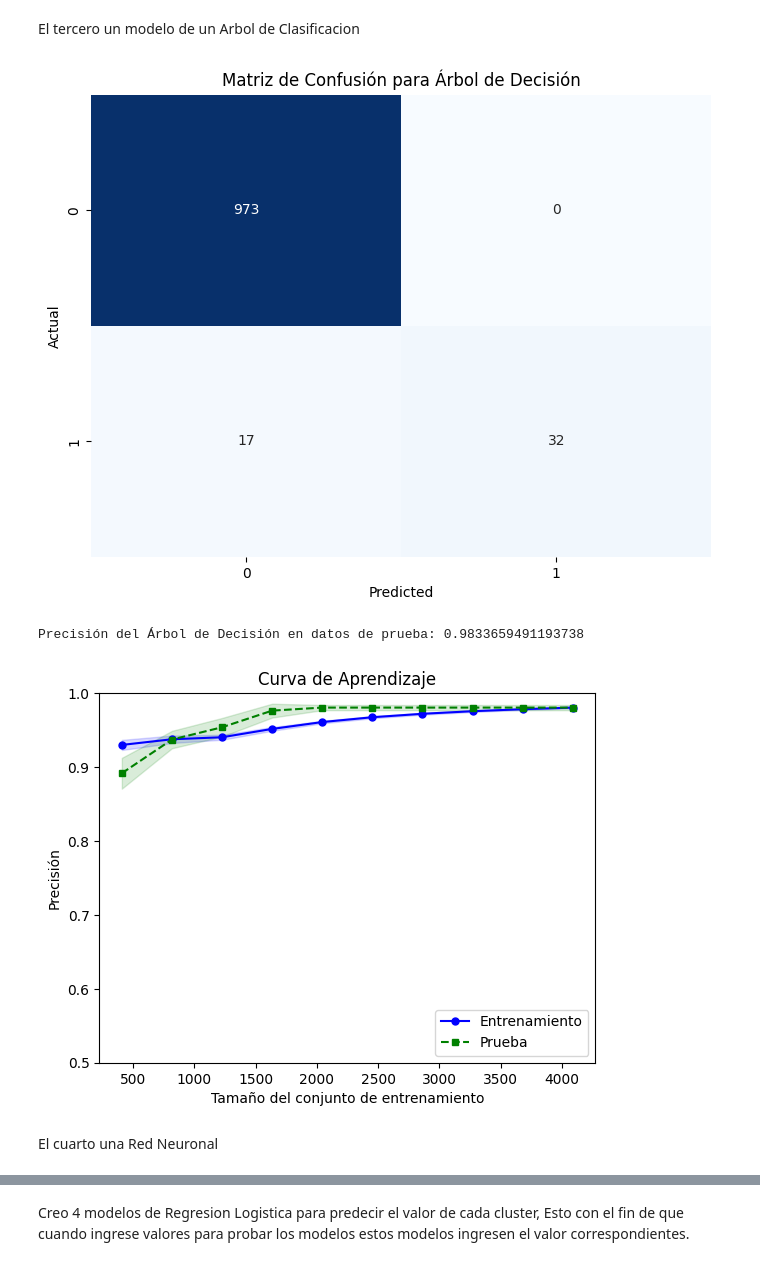
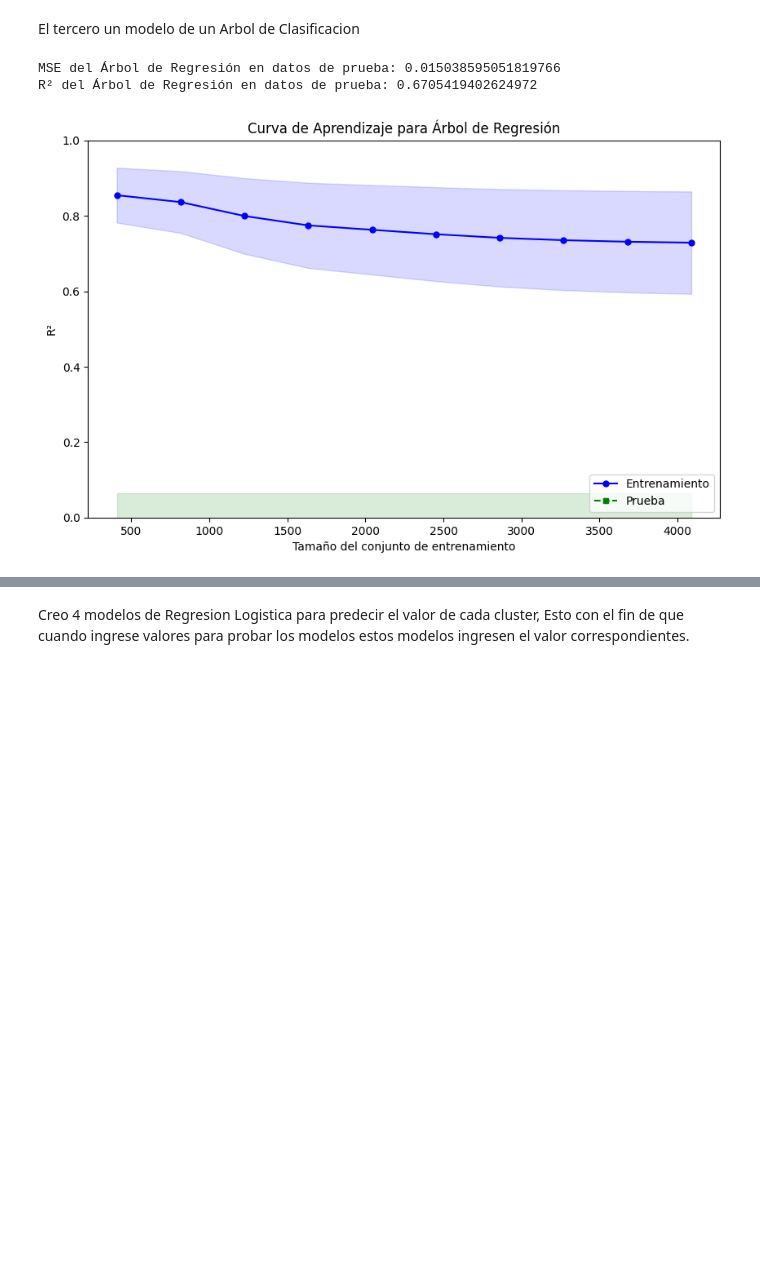
Before and after one commit to Lucassanc/Proyecto-Final-Data-Science, a Jupyter notebook: MODELO.ipynb, the cells around one changed output, grey strips where cells are left out. Cells and saved outputs as stored; diff of their text form; code cells hidden in the pictures; blank space fills up the shorter version.

```diff
--- a/MODELO.ipynb
+++ b/MODELO.ipynb
@@ -355,55 +353,49 @@ Precisión de KNN en datos de prueba: 0.9373776908023483
 # %% [markdown]
 El tercero un modelo de un Arbol de Clasificacion
 # %%
-# Crear el modelo de Árbol de Decisión
-tree_model = DecisionTreeClassifier(max_depth=3)
+# Crear el modelo de Árbol de Regresión
+tree_model = DecisionTreeRegressor(max_depth=3)
 
 # Entrenar el modelo con los datos de entrenamiento
 tree_model.fit(X_train, y_train)
 
-# Predecir los valores de stroke para los datos de prueba
+# Predecir los valores para los datos de prueba
 tree_test_pred = tree_model.predict(X_test)
 
-# Calcular la precisión para los datos de prueba
-tree_test_acc = accuracy_score(y_test, tree_test_pred)
+# Calcular el MSE (Error Cuadrático Medio) para los datos de prueba
+tree_mse = mean_squared_error(y_test, tree_test_pred)
 
-# Crear la matriz de confusión para Árbol de Decisión
-cm_tree = confusion_matrix(y_test, tree_test_pred)
+# Calcular el coeficiente R²
+tree_r2 = r2_score(y_test, tree_test_pred)
 
-# Crear el heatmap de la matriz de confusión para Árbol de Decisión
-plt.figure(figsize=(8, 6))
-sns.heatmap(cm_tree, annot=True, fmt="d", cmap="Blues", cbar=False)
-plt.title('Matriz de Confusión para Árbol de Decisión')
-plt.xlabel('Predicted')
-plt.ylabel('Actual')
-plt.show()
-print("Precisión del Árbol de Decisión en datos de prueba:", tree_test_acc)
+# Imprimir los resultados
+print("MSE del Árbol de Regresión en datos de prueba:", tree_mse)
+print("R² del Árbol de Regresión en datos de prueba:", tree_r2)
 
 # Calcular la curva de aprendizaje
 train_sizes, train_scores, test_scores = learning_curve(tree_model, X, y, train_sizes=np.linspace(0.1, 1.0, 10), cv=5)
 
 # Calcular las medias y desviaciones estándar de las puntuaciones de entrenamiento y prueba
 train_mean = np.mean(train_scores, axis=1)
 train_std = np.std(train_scores, axis=1)
 test_mean = np.mean(test_scores, axis=1)
 test_std = np.std(test_scores, axis=1)
 
 # Graficar la curva de aprendizaje
+plt.figure(figsize=(10, 6))
 plt.plot(train_sizes, train_mean, color='blue', marker='o', markersize=5, label='Entrenamiento')
 plt.fill_between(train_sizes, train_mean + train_std, train_mean - train_std, alpha=0.15, color='blue')
 
 plt.plot(train_sizes, test_mean, color='green', linestyle='--', marker='s', markersize=5, label='Prueba')
 plt.fill_between(train_sizes, test_mean + test_std, test_mean - test_std, alpha=0.15, color='green')
 
 plt.xlabel('Tamaño del conjunto de entrenamiento')
-plt.ylabel('Precisión')
-plt.title('Curva de Aprendizaje')
+plt.ylabel('R²')
+plt.title('Curva de Aprendizaje para Árbol de Regresión')
 plt.legend(loc='lower right')
-plt.ylim([0.5, 1.0])
+plt.ylim([0.0, 1.0])
 plt.show()
 # %% [output]
+MSE del Árbol de Regresión en datos de prueba: 0.015038595051819766
+R² del Árbol de Regresión en datos de prueba: 0.6705419402624972
-[figure, old version]
+[figure, new version]
-Precisión del Árbol de Decisión en datos de prueba: 0.9833659491193738
-[figure, removed]
-# %% [markdown]
-El cuarto una Red Neuronal
```
Also changed, not shown: parts of 31 cells of this notebook, 1 other file.
